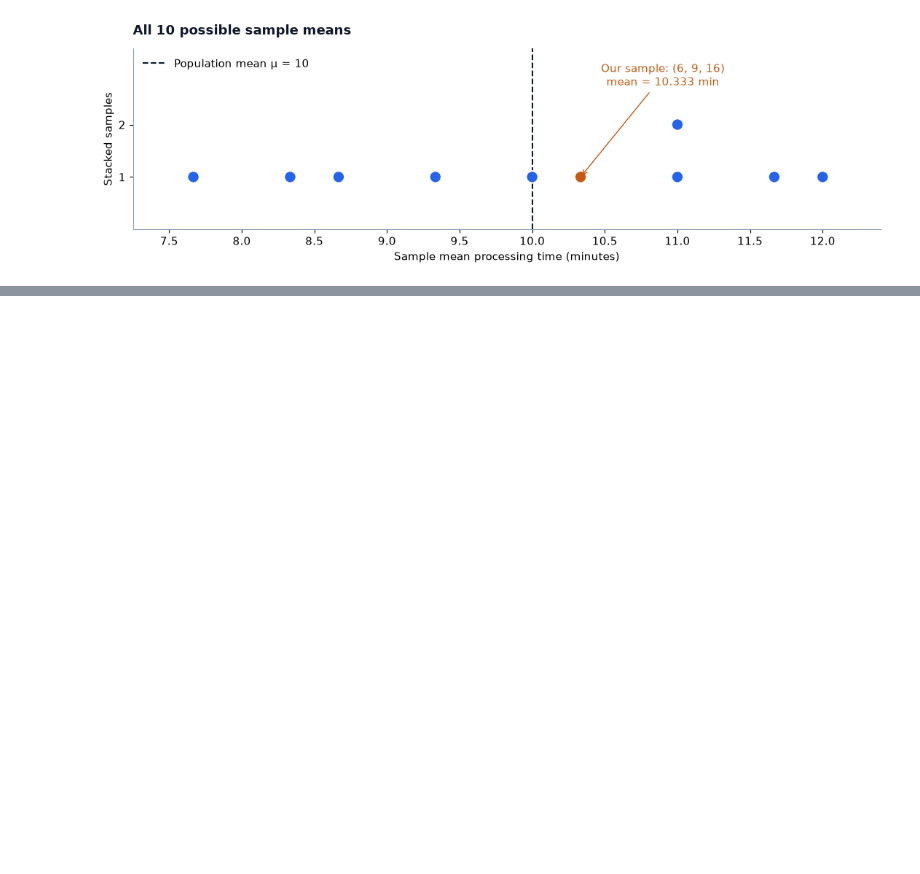
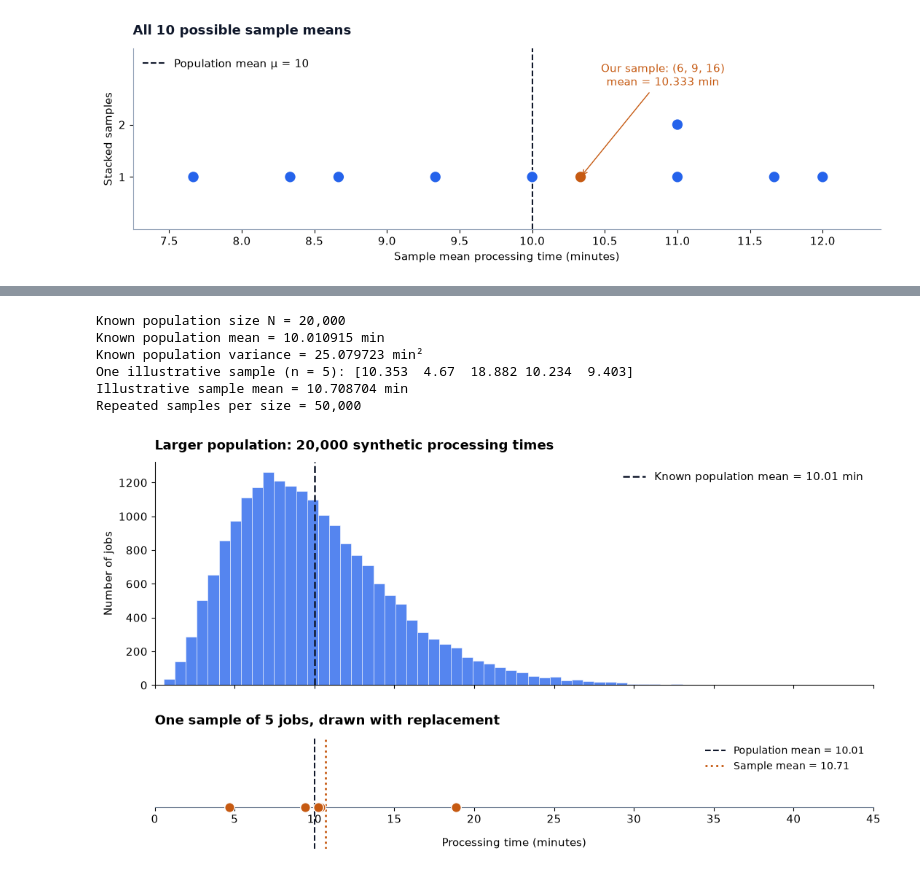
Before and after one commit to febrilputra/public-statistics-basics-to-advances, a Jupyter notebook: 1_Statistics_Fundamental_Concept/population_vs_sample_statistics.ipynb, the cells around one changed output, grey strips where cells are left out. Drawn from its saved outputs; the diff is of its cells as text; code cells hidden in the pictures; blank space fills up the shorter version.

```diff
--- a/1_Statistics_Fundamental_Concept/population_vs_sample_statistics.ipynb
+++ b/1_Statistics_Fundamental_Concept/population_vs_sample_statistics.ipynb
@@ -369,0 +377,76 @@ worked calculations above continue to describe the original sample $(6,9,16)$.
+# %%
+# Experiment controls. Random seeds make the saved results reproducible.
+population_seed = 20261001
+illustration_seed = 20261002
+simulation_seed = 20261003
+large_N = 20_000
+focus_n = 5
+repetitions = 50_000
+sample_sizes = np.unique([2, 3, 5, 10, 30, 100, focus_n])
+
+if focus_n < 2 or repetitions < 10 or large_N < 2:
+    raise ValueError("Use focus_n >= 2, repetitions >= 10, and large_N >= 2.")
+if np.any(sample_sizes < 2):
+    raise ValueError("Each sample size must be at least 2 for sample variance.")
+
+data_rng = np.random.default_rng(population_seed)
+large_population = data_rng.gamma(shape=4.0, scale=2.5, size=large_N)
+large_mu = large_population.mean()
+large_variance = large_population.var(ddof=0)
+
+illustration_rng = np.random.default_rng(illustration_seed)
+focus_sample = illustration_rng.choice(large_population, size=focus_n, replace=True)
+focus_mean = focus_sample.mean()
+
+print(f"Known population size N = {large_N:,}")
+print(f"Known population mean = {large_mu:.6f} min")
+print(f"Known population variance = {large_variance:.6f} min²")
+print(f"One illustrative sample (n = {focus_n}): {np.round(focus_sample, 3)}")
+print(f"Illustrative sample mean = {focus_mean:.6f} min")
+print(f"Repeated samples per size = {repetitions:,}")
+# %% [output]
+Known population size N = 20,000
+Known population mean = 10.010915 min
+Known population variance = 25.079723 min²
+One illustrative sample (n = 5): [10.353  4.67  18.882 10.234  9.403]
+Illustrative sample mean = 10.708704 min
+Repeated samples per size = 50,000
+# %%
+known_color = "#14806d"
+naive_color = "#c65a12"
+corrected_color = "#2563eb"
+
+fig, (ax_pop, ax_sample) = plt.subplots(
+    2, 1, figsize=(11, 6), sharex=True,
+    gridspec_kw={"height_ratios": [2.0, 1.0]},
+)
+ax_pop.hist(large_population, bins=60, color=population_color,
+            alpha=0.78, edgecolor="white", linewidth=0.5)
+ax_pop.axvline(large_mu, color=ink, linestyle="--", linewidth=1.8,
+               label=f"Known population mean = {large_mu:.2f} min")
+ax_pop.set_title(f"Larger population: {large_N:,} synthetic processing times",
+                 loc="left", pad=12)
+ax_pop.set_ylabel("Number of jobs")
+ax_pop.legend(frameon=False, loc="upper right")
+ax_pop.spines[["top", "right"]].set_visible(False)
+
+ax_sample.scatter(focus_sample, np.zeros(focus_n), s=95,
+                  color=sample_color, edgecolors="white", zorder=4)
+ax_sample.axvline(large_mu, color=ink, linestyle="--", linewidth=1.5,
+                  label=f"Population mean = {large_mu:.2f}")
+ax_sample.axvline(focus_mean, color=sample_color, linestyle=":", linewidth=2,
+                  label=f"Sample mean = {focus_mean:.2f}")
+ax_sample.spines["bottom"].set_position(("data", 0))
+ax_sample.spines["bottom"].set_color("#64748b")
+ax_sample.spines[["left", "right", "top"]].set_visible(False)
+ax_sample.set_yticks([])
+ax_sample.set_ylim(-0.35, 0.60)
+ax_sample.set_title(f"One sample of {focus_n} jobs, drawn with replacement",
+                    loc="left", pad=12)
+ax_sample.legend(frameon=False, loc="upper right", fontsize=10)
+ax_sample.set_xlim(0, np.ceil(large_population.max() / 5) * 5)
+ax_sample.set_xlabel("Processing time (minutes)", labelpad=12)
+fig.tight_layout(h_pad=2.0)
+plt.show()
+# %% [output]
+[figure, added]
```
Also changed, not shown: parts of 14 cells of this notebook, 1 other file.
